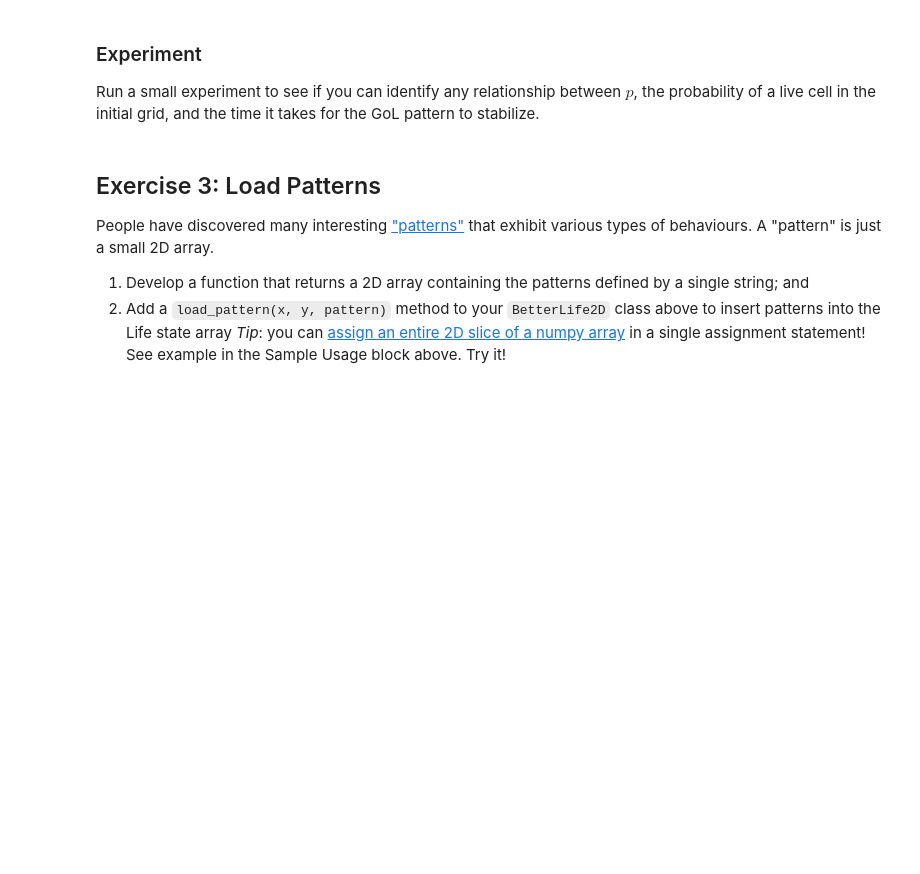
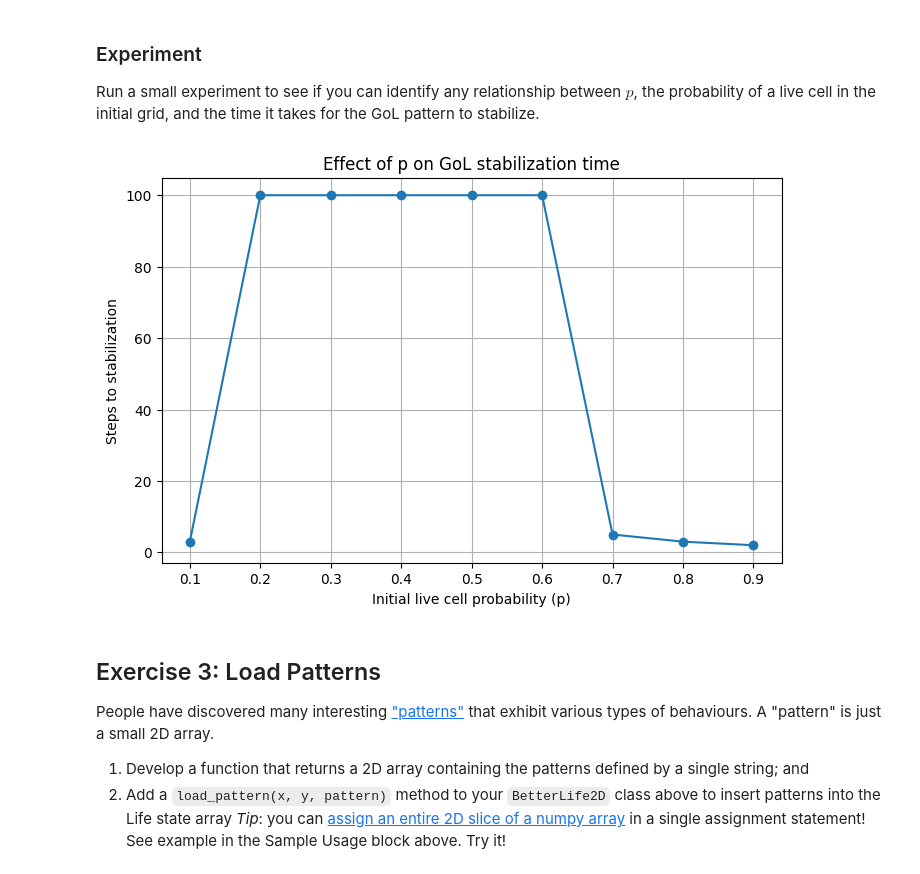
Before and after one commit to Jasn001/COMP_215, a Jupyter notebook: labs/lab08_GoL.ipynb, the cells around one changed output. Cells and saved outputs as stored; diff of their text form; code cells hidden in the pictures; blank space fills up the shorter version.

```diff
--- a/labs/lab08_GoL.ipynb
+++ b/labs/lab08_GoL.ipynb
@@ -205,11 +197,15 @@ class BetterLife2D(Life2D):
     def randomize_state(self, p):
         """ Randomize the state of this GoL, where probability of a "live" cell is p """
         # Ex. 2 your code here...
+        self.state = (np.random.rand(*self.state.shape) < p).astype(np.uint8)
 
 
 def random_life(n_rows, n_cols=None, p=0.5):
     """ Return a Life2D object of given dimensions with initial randomized state where "live" cells have probability p """
     # Ex. 2 your code here...
+    life = BetterLife2D(n_rows, n_cols)
+    life.randomize_state(p)
+    return life
 # %% [markdown]
 ### Experiment
 Run a small experiment to see if you can identify any relationship between $p$, the probability of a live cell in the initial grid, and the time it takes for the GoL pattern to stabilize.
@@ -218,3 +212,30 @@ Run a small experiment to see if you can identify any relationship between $p$,
+# %%
+def measure_stabilization_time(p, size=20, max_steps=100):
+    """Runs Game of Life until stabilization or max_steps, returns number of steps to stabilize."""
+    game = random_life(size, p=p)
+    seen = set()
+
+    for step in range(max_steps):
+        state_hash = hash(game.state.tobytes())
+        if state_hash in seen:
+            return step
+        seen.add(state_hash)
+        game.step()
+
+    return max_steps
+
+p_values = np.linspace(0.1, 0.9, 9)
+stabilization_times = [measure_stabilization_time(p) for p in p_values]
+
+plt.figure(figsize=(8, 5))
+plt.plot(p_values, stabilization_times, marker='o')
+plt.xlabel("Initial live cell probability (p)")
+plt.ylabel("Steps to stabilization")
+plt.title("Effect of p on GoL stabilization time")
+plt.grid(True)
+plt.show()
+# %% [output]
+[figure, added]
 # %% [markdown]
 ## Exercise 3: Load Patterns
 People have discovered many interesting ["patterns"](https://conwaylife.com/wiki/Category:Patterns) that exhibit various types of behaviours.
```
Also changed, not shown: parts of 8 cells of this notebook.
